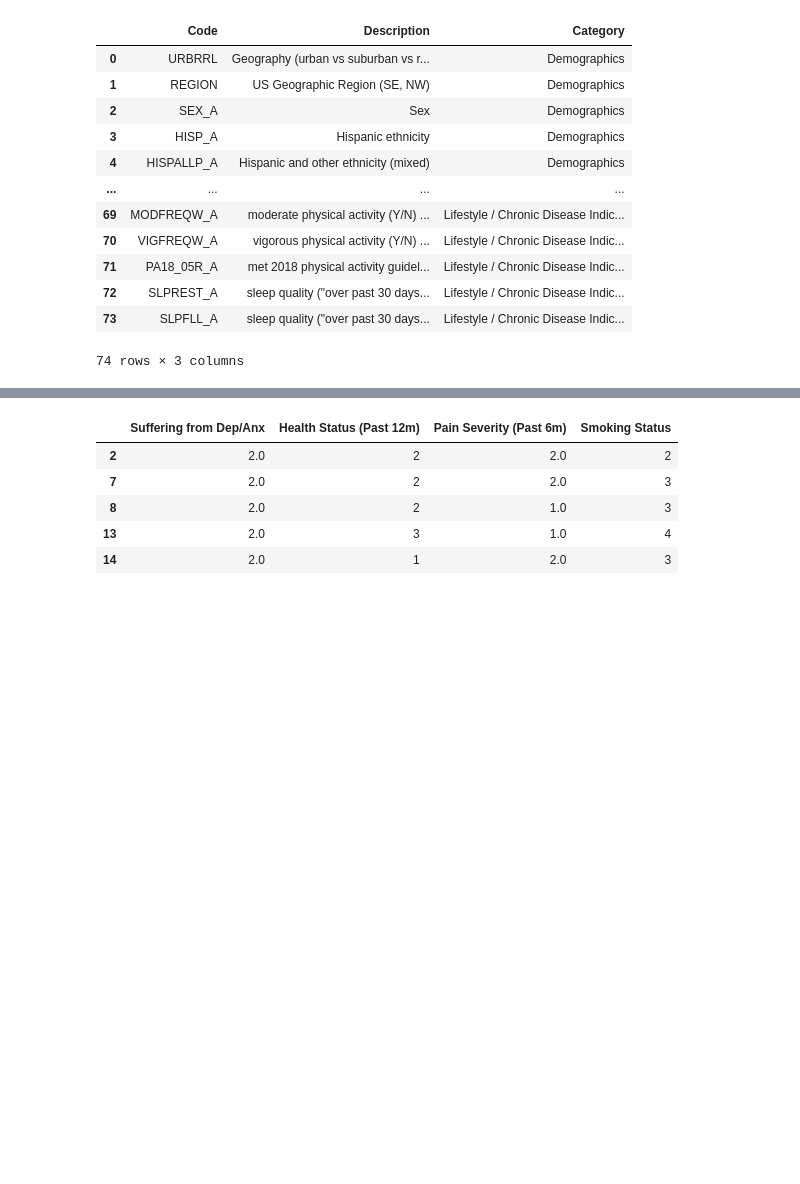
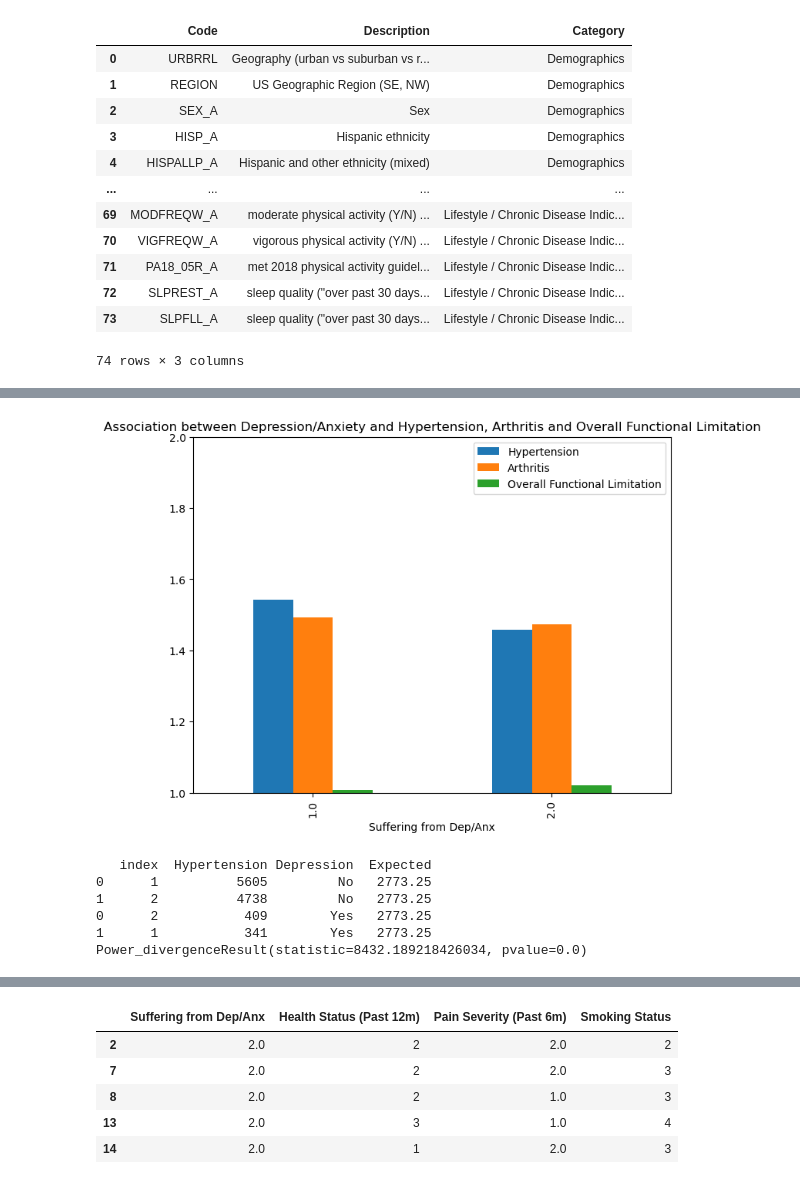
Before and after one commit to ShipraGupta16/Project_1, a Jupyter notebook: cdc_codes2.ipynb, the cells around one changed output, grey strips where cells are left out. Drawn from its saved outputs; the diff is of its cells as text; code cells hidden in the pictures; blank space fills up the shorter version.

```diff
--- a/cdc_codes2.ipynb
+++ b/cdc_codes2.ipynb
@@ -150,0 +166,55 @@ plt.savefig("resources/Fig1.png")
+# %%
+#Create Bar Charts Comparing the Association between Depression and each of these Factors: Hypertension, Arthritis and Overall Functional Limitations
+dep_df = filtered_data_2017[["Suffering from Dep/Anx","Hypertension","Arthritis","Overall Functional Limitation"]].dropna()
+
+#get just yes and no's
+dep_df = dep_df.loc[ filtered_data_2017["Suffering from Dep/Anx"].isin([1,2])
+                   & filtered_data_2017["Hypertension"].isin([1,2])
+                   & filtered_data_2017["Arthritis"].isin([1,2])
+                   & filtered_data_2017["Overall Functional Limitation"].isin([1,2]), :]
+
+dep_df.groupby("Suffering from Dep/Anx").mean().plot.bar(figsize =(8,6), ylim=(1,2))
+plt.title("Association between Depression/Anxiety and Hypertension, Arthritis and Overall Functional Limitation")
+
+# Save image
+plt.savefig("resources/Fig2.png")
+# %% [output]
+[figure, added]
+# %%
+#Calculate Depression / Hypertension Chi Square
+def calcDepressionHypertensionChiSquare(column, indexList):
+
+    dep_y_hyp = filtered_data_2017.loc[filtered_data_2017["Suffering from Dep/Anx"]==1][column].value_counts()
+    dep_n_hyp = filtered_data_2017.loc[filtered_data_2017["Suffering from Dep/Anx"]==2][column].value_counts()
+
+
+    dep_y_hyp = dep_y_hyp.reset_index()
+    dep_n_hyp = dep_n_hyp.reset_index()
+
+    dep_y_hyp = dep_y_hyp.loc[dep_y_hyp["index"].isin(indexList),:]
+    dep_n_hyp = dep_n_hyp.loc[dep_n_hyp["index"].isin(indexList),:]
+
+    dep_y_hyp["Depression"] = "Yes"
+    dep_n_hyp["Depression"] = "No"
+
+    dep_hyp_counts_df = pd.concat([dep_n_hyp,dep_y_hyp])
+
+
+    dep_hyp_counts_df["Expected"] = dep_hyp_counts_df[column].mean()
+
+    print(dep_hyp_counts_df)
+
+    critical_value = st.chi2.ppf(q = 0.95, df = len(dep_hyp_counts_df["Expected"])-1)
+
+    chiSquare = st.chisquare(dep_hyp_counts_df[column],dep_hyp_counts_df["Expected"])
+
+    print(chiSquare)
+
+calcDepressionHypertensionChiSquare("Hypertension", [1,2])
+# %% [output]
+   index  Hypertension Depression  Expected
+0      1          5605         No   2773.25
+1      2          4738         No   2773.25
+0      2           409        Yes   2773.25
+1      1           341        Yes   2773.25
+Power_divergenceResult(statistic=8432.189218426034, pvalue=0.0)
```
Also changed, not shown: parts of 23 cells of this notebook, 5 other files.
